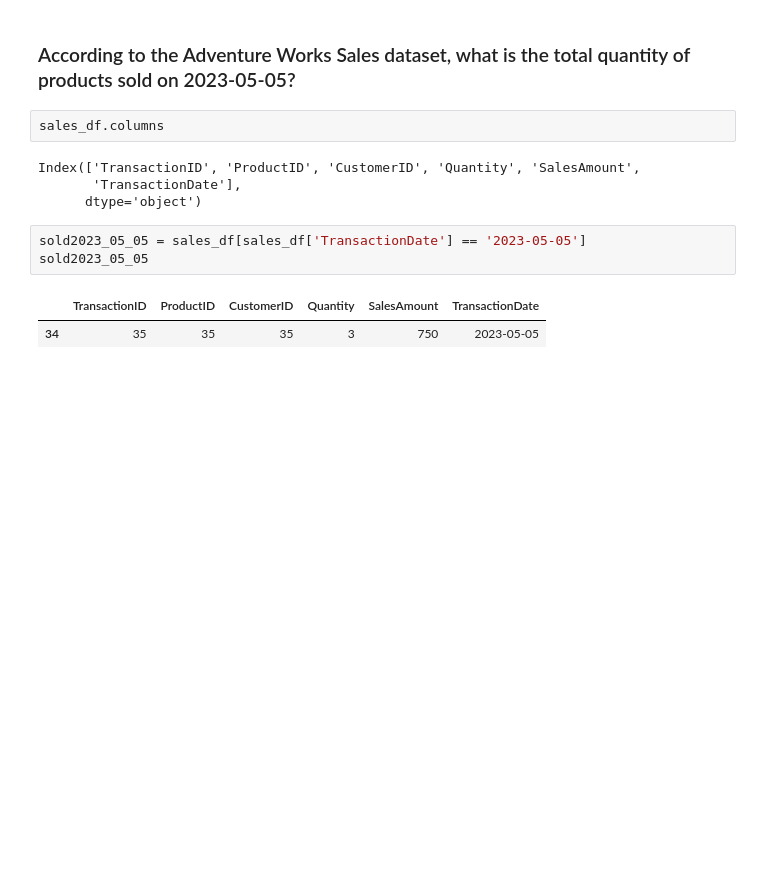
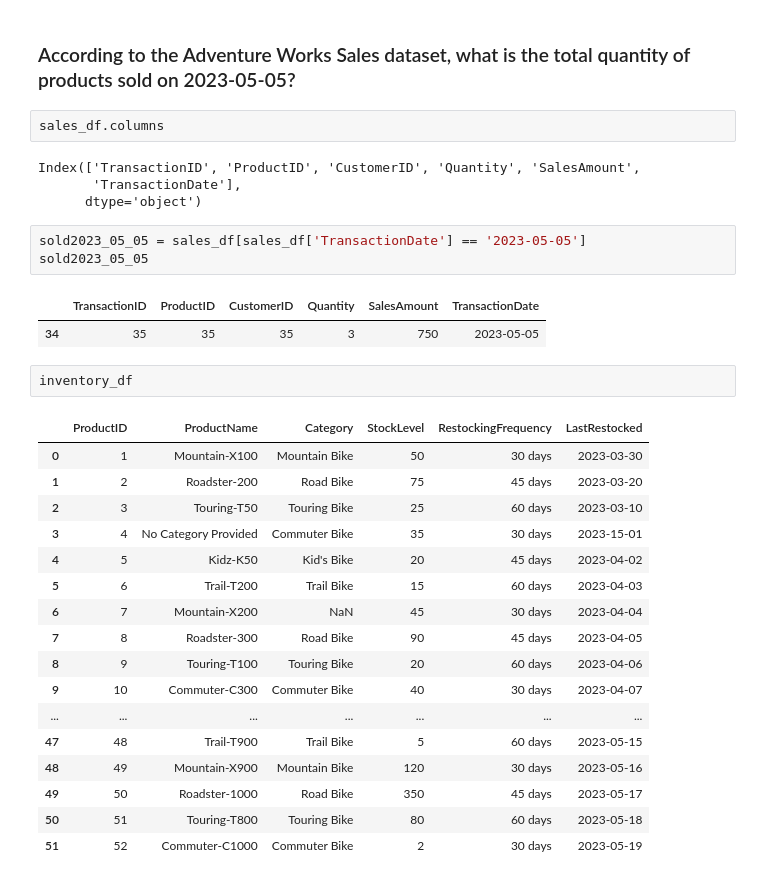
Before and after one commit to GarganoNicolas/powerBI, a Jupyter notebook: powerBIcourse_cleaningData.ipynb, the cells around one changed output. Cells and saved outputs as stored; diff of their text form; blank space fills up the shorter version.

```diff
--- a/powerBIcourse_cleaningData.ipynb
+++ b/powerBIcourse_cleaningData.ipynb
@@ -460,3 +460,23 @@ sold2023_05_05
 # %% [output]
 |  | TransactionID | ProductID | CustomerID | Quantity | SalesAmount | TransactionDate |
 | 34 | 35 | 35 | 35 | 3 | 750 | 2023-05-05 |
+# %%
+inventory_df
+# %% [output]
+|  | ProductID | ProductName | Category | StockLevel | RestockingFrequency | LastRestocked |
+| 0 | 1 | Mountain-X100 | Mountain Bike | 50 | 30 days | 2023-03-30 |
+| 1 | 2 | Roadster-200 | Road Bike | 75 | 45 days | 2023-03-20 |
+| 2 | 3 | Touring-T50 | Touring Bike | 25 | 60 days | 2023-03-10 |
+| 3 | 4 | No Category Provided | Commuter Bike | 35 | 30 days | 2023-15-01 |
+| 4 | 5 | Kidz-K50 | Kid's Bike | 20 | 45 days | 2023-04-02 |
+| 5 | 6 | Trail-T200 | Trail Bike | 15 | 60 days | 2023-04-03 |
+| 6 | 7 | Mountain-X200 | NaN | 45 | 30 days | 2023-04-04 |
+| 7 | 8 | Roadster-300 | Road Bike | 90 | 45 days | 2023-04-05 |
+| 8 | 9 | Touring-T100 | Touring Bike | 20 | 60 days | 2023-04-06 |
+| 9 | 10 | Commuter-C300 | Commuter Bike | 40 | 30 days | 2023-04-07 |
+| ... | ... | ... | ... | ... | ... | ... |
+| 47 | 48 | Trail-T900 | Trail Bike | 5 | 60 days | 2023-05-15 |
+| 48 | 49 | Mountain-X900 | Mountain Bike | 120 | 30 days | 2023-05-16 |
+| 49 | 50 | Roadster-1000 | Road Bike | 350 | 45 days | 2023-05-17 |
+| 50 | 51 | Touring-T800 | Touring Bike | 80 | 60 days | 2023-05-18 |
+| 51 | 52 | Commuter-C1000 | Commuter Bike | 2 | 30 days | 2023-05-19 |
```
Also changed, not shown: parts of 9 cells of this notebook.
